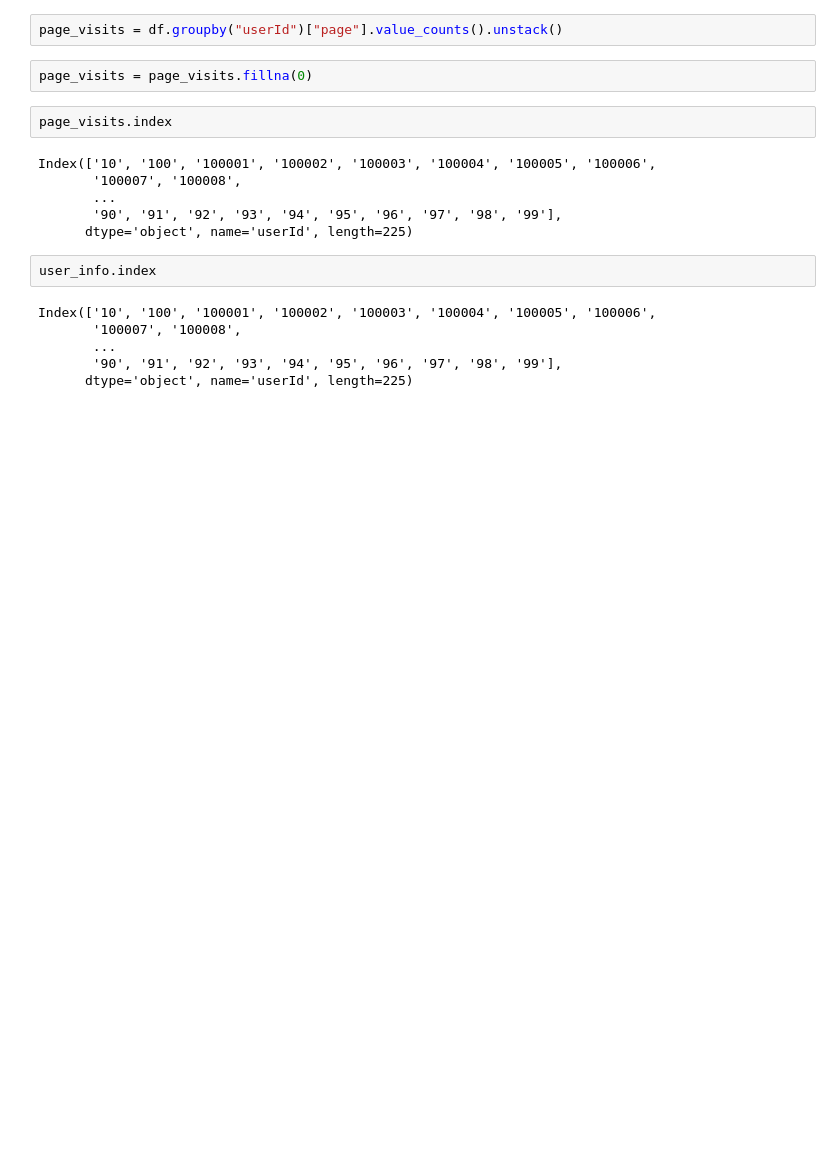
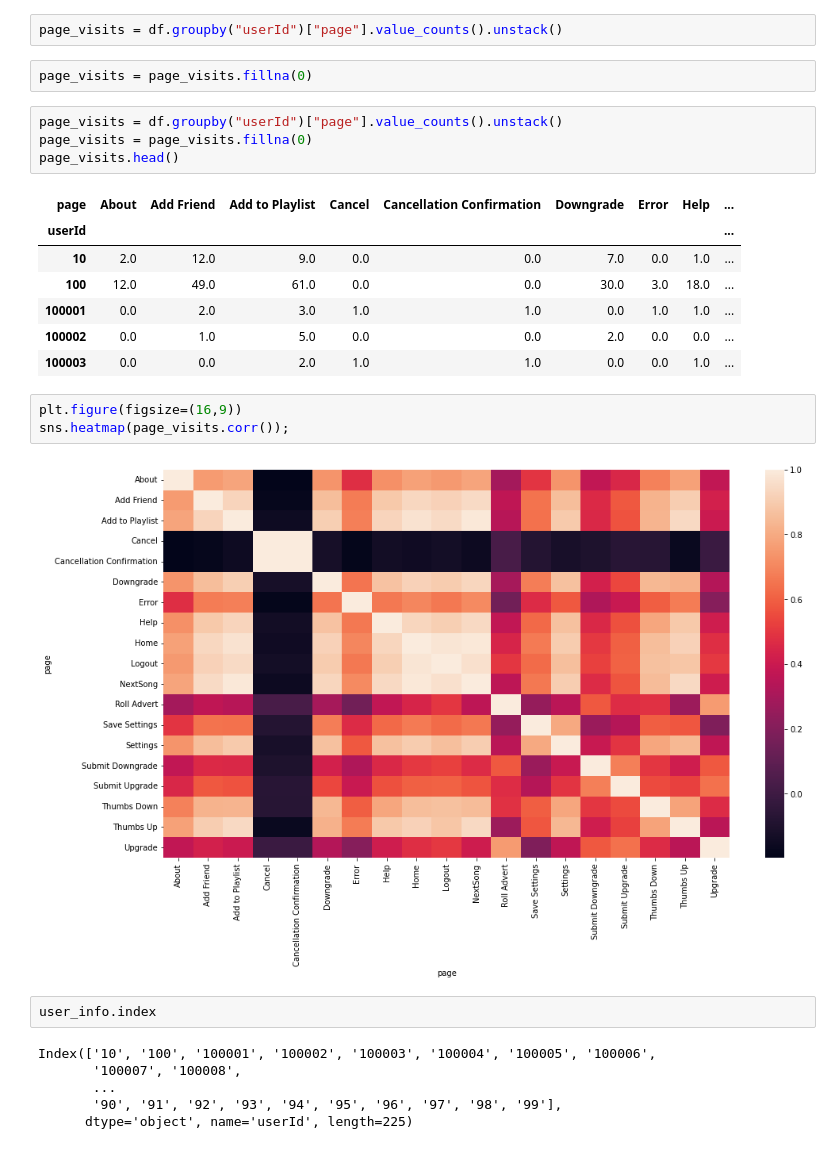
Before and after one commit to gkap720/sparkify-churn, a Jupyter notebook: EDA.ipynb, the cells around one changed output. Drawn from its saved outputs; the diff is of its cells as text; blank space fills up the shorter version.

```diff
--- a/EDA.ipynb
+++ b/EDA.ipynb
@@ -212,13 +240,22 @@ page_visits = df.groupby("userId")["page"].value_counts().unstack()
 # %%
 page_visits = page_visits.fillna(0)
 # %%
-page_visits.index
+page_visits = df.groupby("userId")["page"].value_counts().unstack()
+page_visits = page_visits.fillna(0)
+page_visits.head()
 # %% [output]
-Index(['10', '100', '100001', '100002', '100003', '100004', '100005', '100006',
-       '100007', '100008',
-       ...
-       '90', '91', '92', '93', '94', '95', '96', '97', '98', '99'],
-      dtype='object', name='userId', length=225)
+| page | About | Add Friend | Add to Playlist | Cancel | Cancellation Confirmation | Downgrade | Error | Help | ... |
+| userId |  |  |  |  |  |  |  |  | ... |
+| 10 | 2.0 | 12.0 | 9.0 | 0.0 | 0.0 | 7.0 | 0.0 | 1.0 | ... |
+| 100 | 12.0 | 49.0 | 61.0 | 0.0 | 0.0 | 30.0 | 3.0 | 18.0 | ... |
+| 100001 | 0.0 | 2.0 | 3.0 | 1.0 | 1.0 | 0.0 | 1.0 | 1.0 | ... |
+| 100002 | 0.0 | 1.0 | 5.0 | 0.0 | 0.0 | 2.0 | 0.0 | 0.0 | ... |
+| 100003 | 0.0 | 0.0 | 2.0 | 1.0 | 1.0 | 0.0 | 0.0 | 1.0 | ... |
+# %%
+plt.figure(figsize=(16,9))
+sns.heatmap(page_visits.corr());
+# %% [output]
+[figure, added]
 # %%
 user_info.index
 # %% [output]
```
Also changed, not shown: parts of 8 cells of this notebook.
